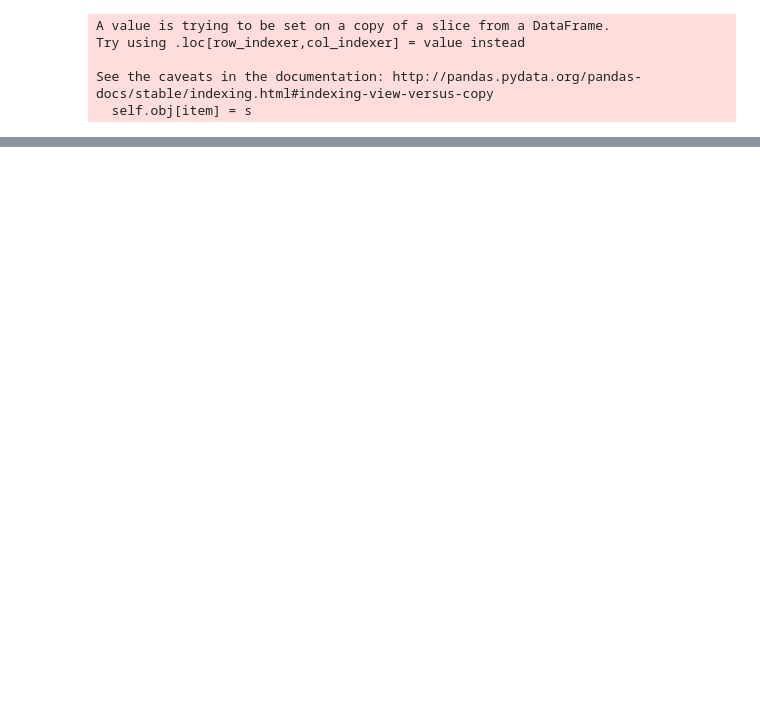
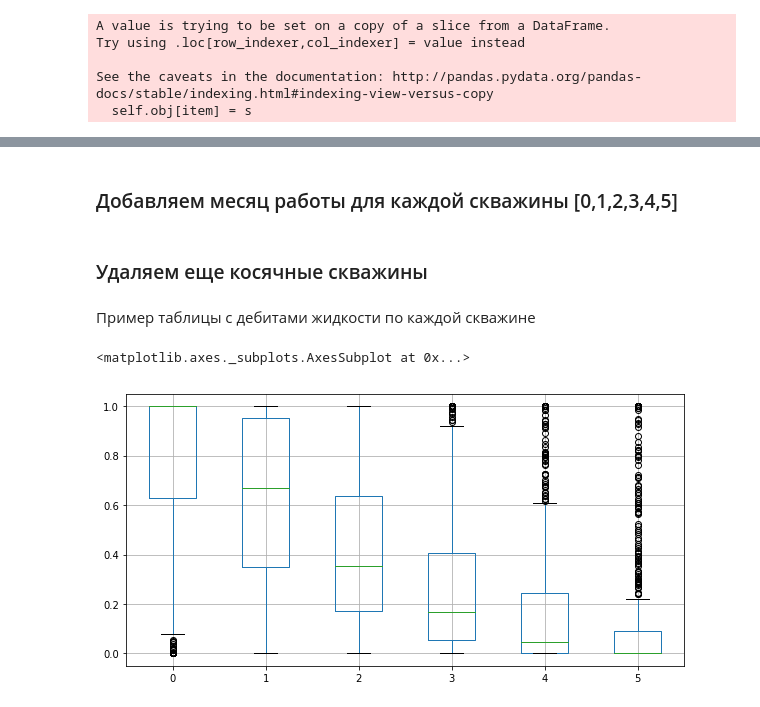
Before and after one commit to koskotG/gpn_comp, a Jupyter notebook: kg_eda.ipynb, the cells around one changed output, grey strips where cells are left out. Cells and saved outputs as stored; diff of their text form; code cells hidden in the pictures; blank space fills up the shorter version.

```diff
--- a/kg_eda.ipynb
+++ b/kg_eda.ipynb
@@ -120,0 +133,4 @@ sns.pairplot(data = df_train[['Попутный газ, м3', 'Нефть, т',
+# %%
+df_all_train = df_train[cols_of_interest].set_index('Скважина'). \
+                join(df_gdis_train_gr.set_index('Скважина')). \
+                join(df_coord_train[['Скважина', 'ПЛАСТ_X', 'ПЛАСТ_Y']].set_index('Скважина')).reset_index()
@@ -152,12 +183,3 @@ See the caveats in the documentation: http://pandas.pydata.org/pandas-docs/stabl
 # %%
 df_train_temp = df_train_temp[~df_train_temp['Скважина'].isin(ValueError_wells)]
 df_train_temp = df_train_temp[~df_train_temp['Скважина'].isin(AttributeError_wells)]
-# %%
-df_train_temp_b = df_train_temp.copy()
-df_train_temp_b['month'] = 0
-short_wells = []
-for well in df_train_temp_b['Скважина'].unique().tolist():
-    num_month = df_train_temp_b.loc[df_train_temp_b['Скважина'] == well].shape[0]
-    if num_month != 6:
-        short_wells.append(well)
-    df_train_temp_b.loc[df_train_temp_b['Скважина'] == well, 'month'] = list(range(num_month))
@@ -233,0 +186,31 @@ df_oil_train_norm.T.boxplot()
+# %% [markdown]
+### Добавляем месяц работы для каждой скважины [0,1,2,3,4,5]
+# %%
+#df_train_temp = df_train_temp.copy()
+df_train_temp['month'] = 0
+short_wells = []
+for well in df_train_temp['Скважина'].unique().tolist():
+    num_month = df_train_temp.loc[df_train_temp['Скважина'] == well].shape[0]
+    if num_month != 6:
+        short_wells.append(well)
+    df_train_temp.loc[df_train_temp['Скважина'] == well, 'month'] = list(range(num_month))
+# %% [markdown]
+### Удаляем еще косячные скважины
+# %%
+df_train_temp = df_train_temp[~df_train_temp['Скважина'].isin(short_wells)]
+# %% [markdown]
+Пример таблицы с дебитами жидкости по каждой скважине
+# %%
+df_liq_train = df_train_temp[['Скважина','month', 'liq_rate']].set_index(['Скважина', 'month']).unstack(0).fillna(0)
+df_liq_train.columns = df_liq_train.columns.droplevel(0)
+
+liq_scaler = MinMaxScaler()
+df_liq_train_norm = pd.DataFrame(liq_scaler.fit(df_liq_train.values).transform(df_liq_train.values),
+                                 index = df_liq_train.index, columns = df_liq_train.columns)
+%matplotlib inline
+plt.figure(figsize=(10,5))
+
+df_liq_train_norm.T.boxplot()
+# %% [output]
+<matplotlib.axes._subplots.AxesSubplot at 0x...>
+[figure, added]
```
Also changed, not shown: parts of 49 cells of this notebook, 2 other files.
